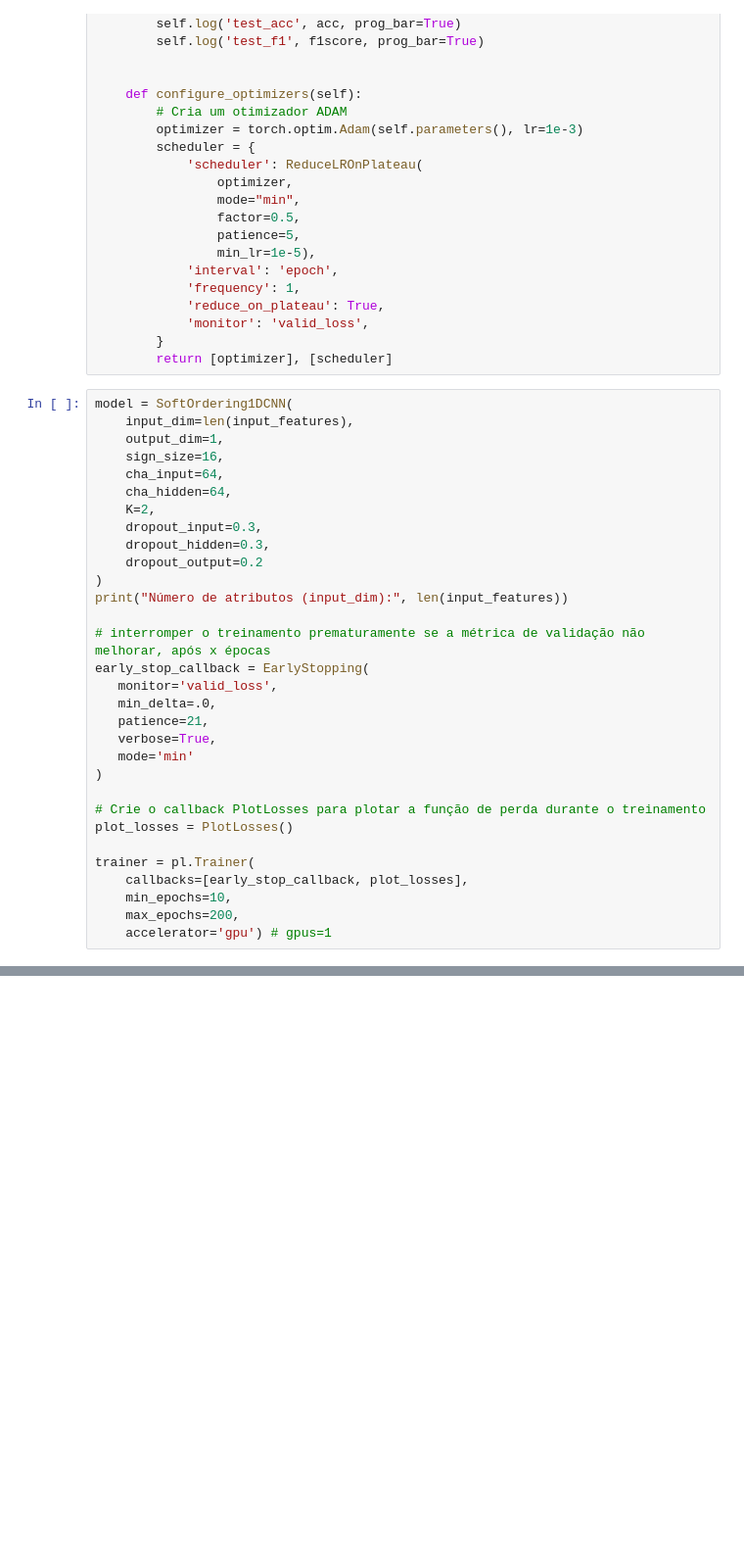
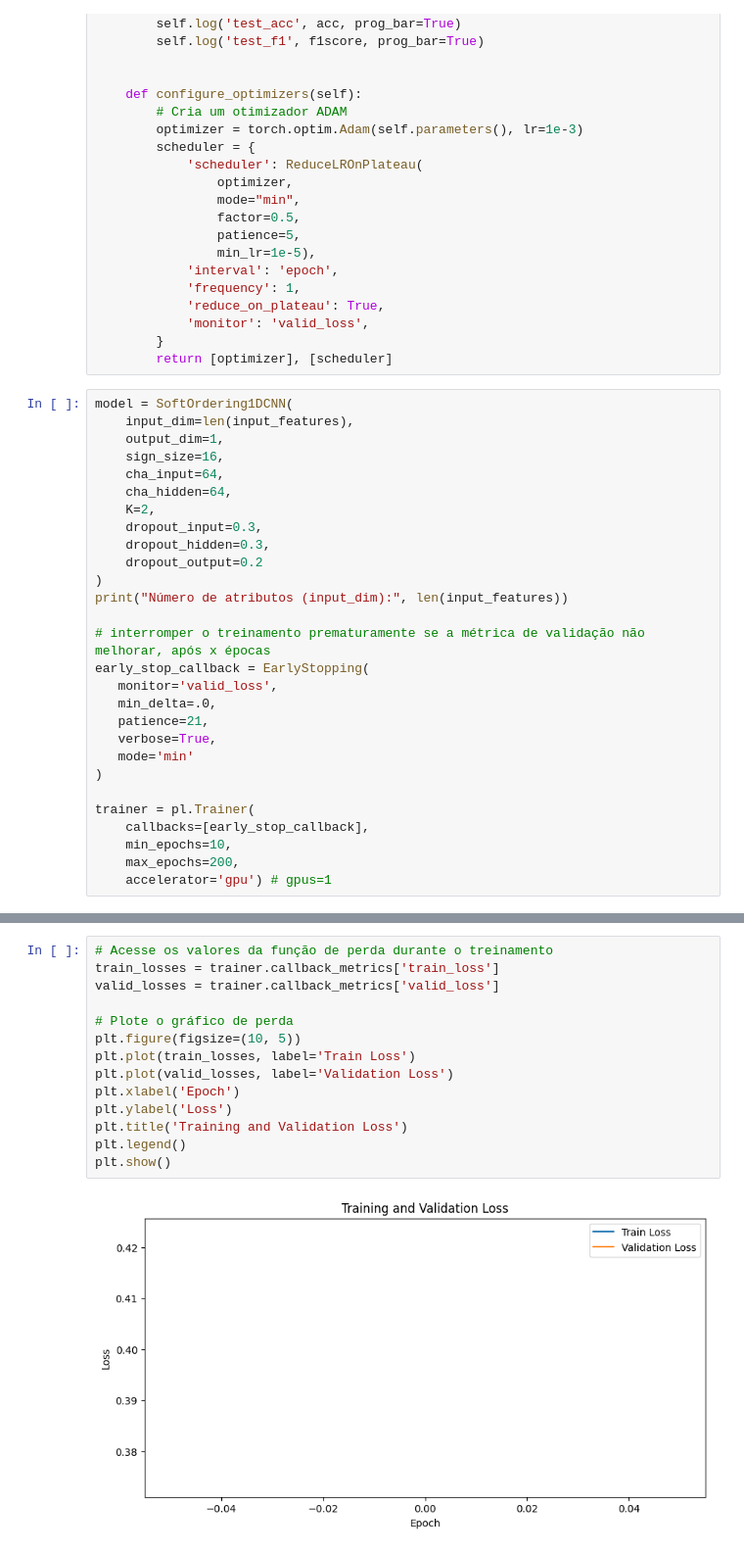
Before and after one commit to Willian-P/TCC-CNN-1D, a Jupyter notebook: Testes_SoftOrdering_Adam_Tanh.ipynb, the cells around one changed output, grey strips where cells are left out. Shown: that part at 98% size. Saved outputs shown, nothing was run; the diff lists cells and outputs as text; blank space fills up the shorter version.

Commit message:
sad plot

```diff
--- a/Testes_SoftOrdering_Adam_Tanh.ipynb
+++ b/Testes_SoftOrdering_Adam_Tanh.ipynb
@@ -349,11 +366,8 @@ early_stop_callback = EarlyStopping(
    mode='min'
 )
 
-# Crie o callback PlotLosses para plotar a função de perda durante o treinamento
-plot_losses = PlotLosses()
-
 trainer = pl.Trainer(
-    callbacks=[early_stop_callback, plot_losses],
+    callbacks=[early_stop_callback],
     min_epochs=10,
     max_epochs=200,
     accelerator='gpu') # gpus=1
@@ -378,3 +448,19 @@ trainer.fit(
+# %%
+# Acesse os valores da função de perda durante o treinamento
+train_losses = trainer.callback_metrics['train_loss']
+valid_losses = trainer.callback_metrics['valid_loss']
+
+# Plote o gráfico de perda
+plt.figure(figsize=(10, 5))
+plt.plot(train_losses, label='Train Loss')
+plt.plot(valid_losses, label='Validation Loss')
+plt.xlabel('Epoch')
+plt.ylabel('Loss')
+plt.title('Training and Validation Loss')
+plt.legend()
+plt.show()
+# %% [output]
+[figure, added]
 # %%
 # Obtendo as métricas de treinamento e validação
 train_loss = trainer.callback_metrics['train_loss']
```
Also changed, not shown: parts of 10 cells of this notebook.
